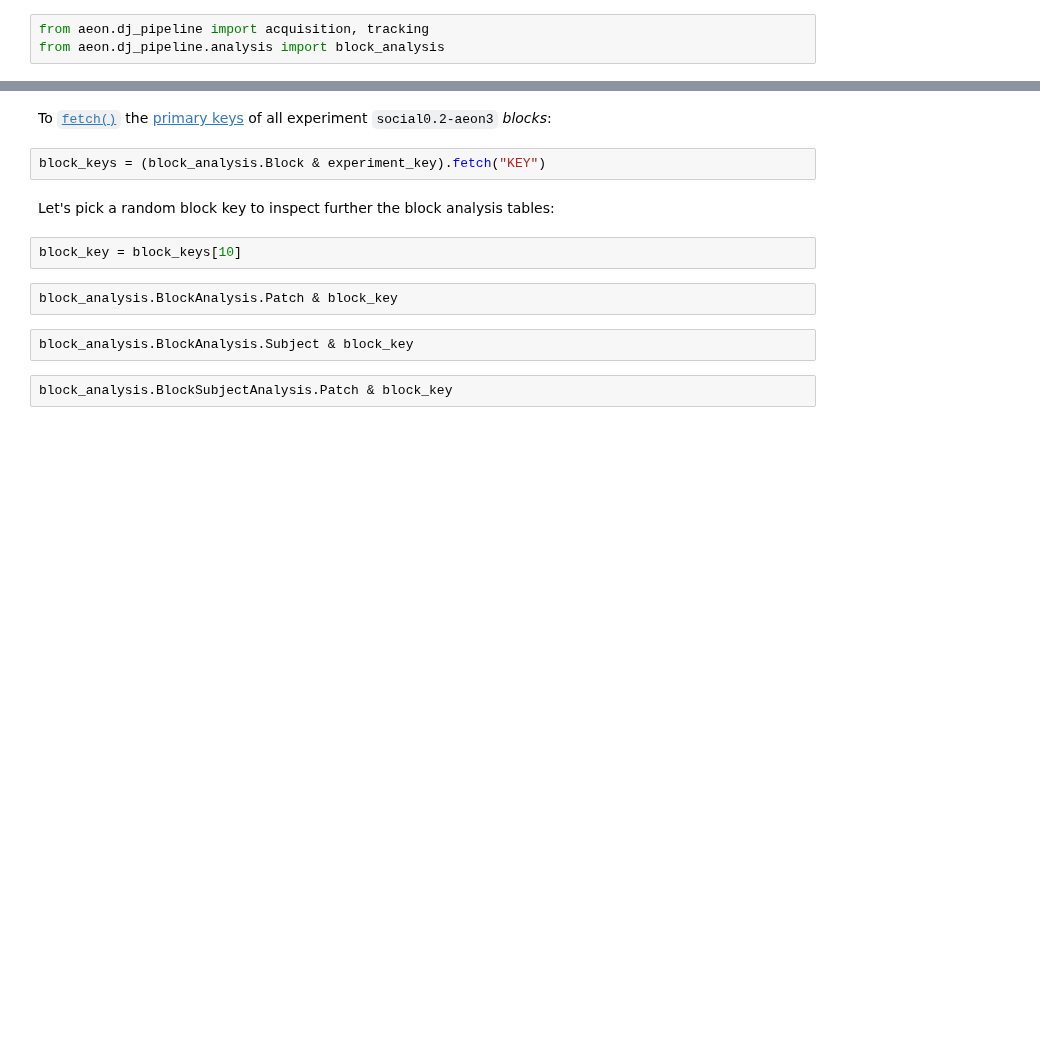
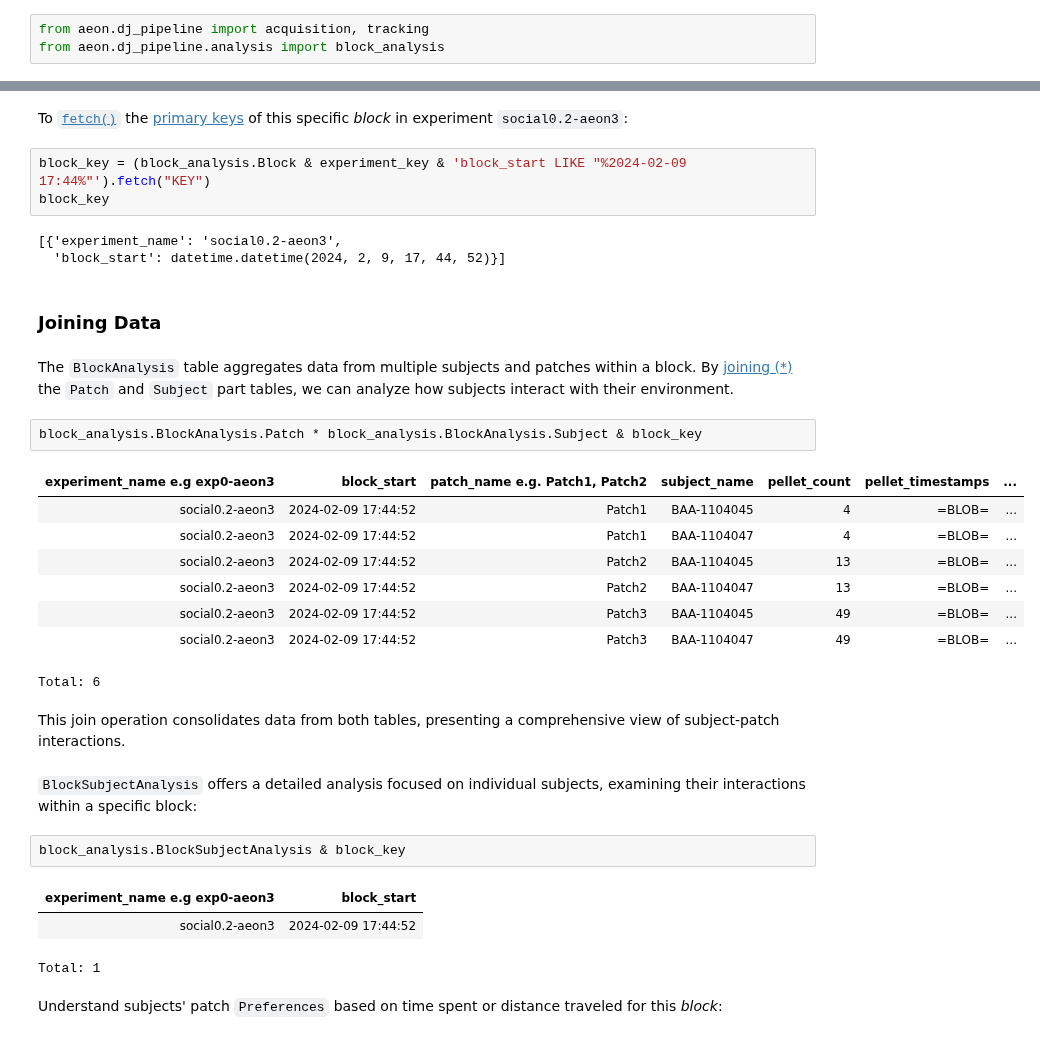
Before and after one commit to SainsburyWellcomeCentre/aeon_docs, a Jupyter notebook: src/user/how_to/dj_querying_data.ipynb, the cells around one changed output, grey strips where cells are left out. Cells and saved outputs as stored; diff of their text form; blank space fills up the shorter version.

```diff
--- a/src/user/how_to/dj_querying_data.ipynb
+++ b/src/user/how_to/dj_querying_data.ipynb
@@ -43,16 +190,37 @@ block_analysis.BlockAnalysis & experiment_key
 # %% [markdown]
-To [`fetch()`](datajoint:docs/core/datajoint-python/0.14/query/fetch/#fetch) the [primary keys](datajoint:docs/core/datajoint-python/0.14/design/tables/primary/) of all experiment `social0.2-aeon3` _blocks_:
+To [`fetch()`](datajoint:docs/core/datajoint-python/0.14/query/fetch/#fetch) the [primary keys](datajoint:docs/core/datajoint-python/0.14/design/tables/primary/) of this specific _block_ in experiment `social0.2-aeon3`:
 # %%
-block_keys = (block_analysis.Block & experiment_key).fetch("KEY")
+block_key = (block_analysis.Block & experiment_key & 'block_start LIKE "%2024-02-09 17:44%"').fetch("KEY")
+block_key
+# %% [output]
+[{'experiment_name': 'social0.2-aeon3',
+  'block_start': datetime.datetime(2024, 2, 9, 17, 44, 52)}]
-# %% [markdown]
-Let's pick a random block key to inspect further the block analysis tables:
-# %%
-block_key = block_keys[10]
+# %% [markdown]
+### Joining Data
+# %% [markdown]
+The `BlockAnalysis` table aggregates data from multiple subjects and patches within a block. By [joining (*)](datajoint:docs/core/datajoint-python/0.14/query/operators/#join-compatibility) the `Patch` and `Subject` part tables, we can analyze how subjects interact with their environment.
 # %%
-block_analysis.BlockAnalysis.Patch & block_key
+block_analysis.BlockAnalysis.Patch * block_analysis.BlockAnalysis.Subject & block_key
+# %% [output]
+| experiment_name e.g exp0-aeon3 | block_start | patch_name e.g. Patch1, Patch2 | subject_name | pellet_count | pellet_timestamps | ... |
+| social0.2-aeon3 | 2024-02-09 17:44:52 | Patch1 | BAA-1104045 | 4 | =BLOB= | ... |
+| social0.2-aeon3 | 2024-02-09 17:44:52 | Patch1 | BAA-1104047 | 4 | =BLOB= | ... |
+| social0.2-aeon3 | 2024-02-09 17:44:52 | Patch2 | BAA-1104045 | 13 | =BLOB= | ... |
+| social0.2-aeon3 | 2024-02-09 17:44:52 | Patch2 | BAA-1104047 | 13 | =BLOB= | ... |
+| social0.2-aeon3 | 2024-02-09 17:44:52 | Patch3 | BAA-1104045 | 49 | =BLOB= | ... |
+| social0.2-aeon3 | 2024-02-09 17:44:52 | Patch3 | BAA-1104047 | 49 | =BLOB= | ... |
+Total: 6
+# %% [markdown]
+This join operation consolidates data from both tables, presenting a comprehensive view of subject-patch interactions.
+# %% [markdown]
+`BlockSubjectAnalysis` offers a detailed analysis focused on individual subjects, examining their interactions within a specific block:
 # %%
-block_analysis.BlockAnalysis.Subject & block_key
+block_analysis.BlockSubjectAnalysis & block_key
+# %% [output]
+| experiment_name e.g exp0-aeon3 | block_start |
+| social0.2-aeon3 | 2024-02-09 17:44:52 |
+Total: 1
-# %%
-block_analysis.BlockSubjectAnalysis.Patch & block_key
+# %% [markdown]
+Understand subjects' patch `Preferences` based on time spent or distance traveled for this _block_:
 # %%
 block_analysis.BlockSubjectAnalysis.Preference & block_key
```
Also changed, not shown: parts of 36 cells of this notebook.
